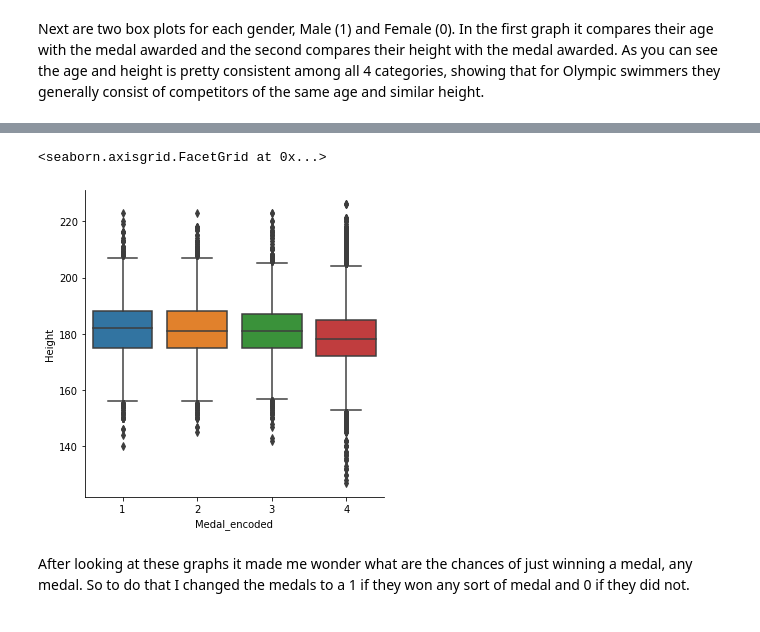
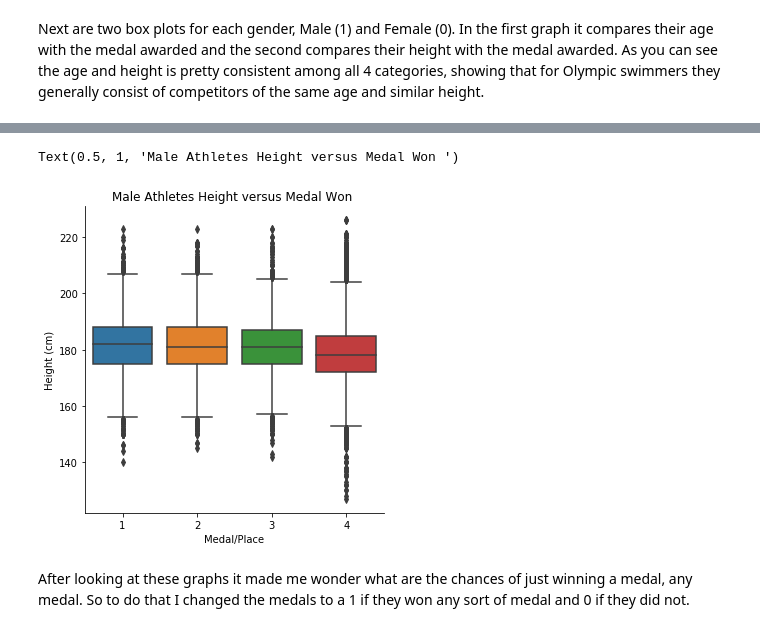
Before and after one commit to amyscott303/Thinkful, a Jupyter notebook: Capstone 3.ipynb, the cells around one changed output, grey strips where cells are left out. Saved outputs shown, nothing was run; the diff lists cells and outputs as text; code cells hidden in the pictures.

```diff
--- a/Capstone 3.ipynb
+++ b/Capstone 3.ipynb
@@ -108,9 +110,9 @@ def func(X):
         if X== 'M':
             return 1
         elif X== 'F':
-            return 0
+            return 2
         else:
-            return 0
+            return 2
 
 df_swim['Gender_encoded']=df_swim['Sex'].apply(func)
 # %% [output]
@@ -189,8 +203,11 @@ sns.catplot (x= 'Medal_encoded', y='Age', kind= 'box', data= df_swim[df_swim['Ge
 # %%
 sns.catplot (x= 'Medal_encoded', y='Height', kind= 'box', data= df_swim[df_swim['Gender_encoded']==1])
+plt.ylabel("Height (cm)")
+plt.xlabel("Medal/Place")
+plt.title ('Male Athletes Height versus Medal Won ')
 # %% [output]
-<seaborn.axisgrid.FacetGrid at 0x...>
+Text(0.5, 1, 'Male Athletes Height versus Medal Won ')
-[figure, old version]
+[figure, new version]
 # %% [markdown]
 After looking at these graphs it made me wonder what are the chances of just winning a medal, any medal. So to do that I changed the medals to a 1 if they won any sort of medal and 0 if they did not.
 # %%
```
Also changed, not shown: parts of 36 cells of this notebook.
